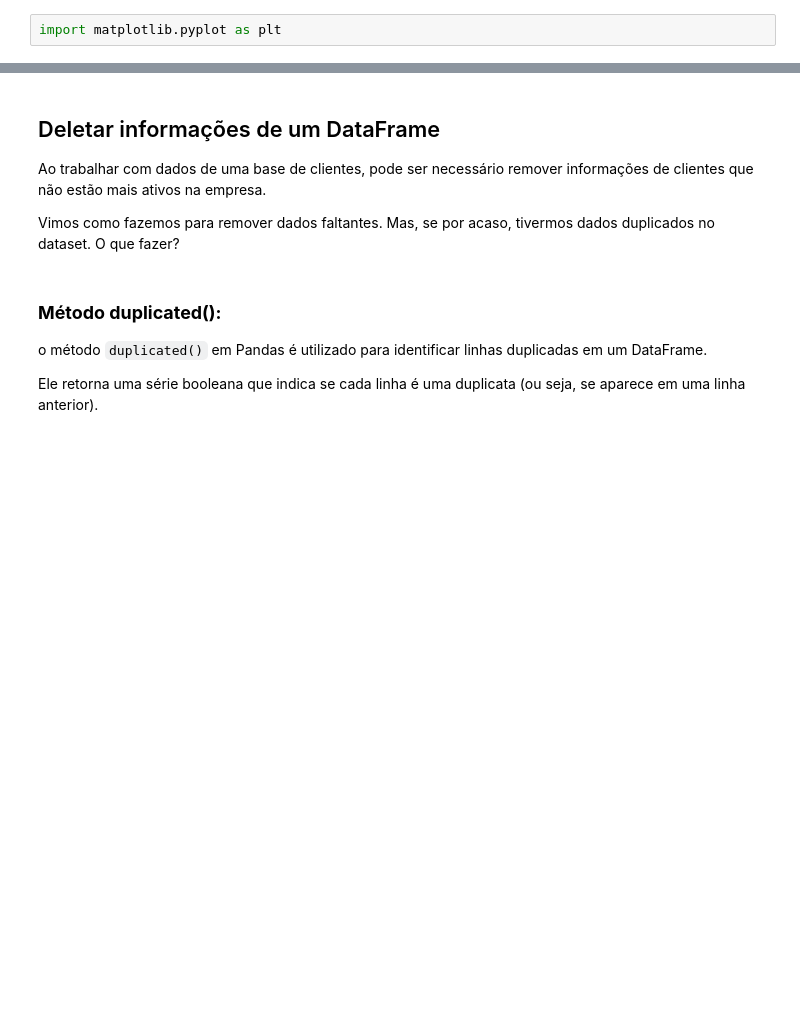
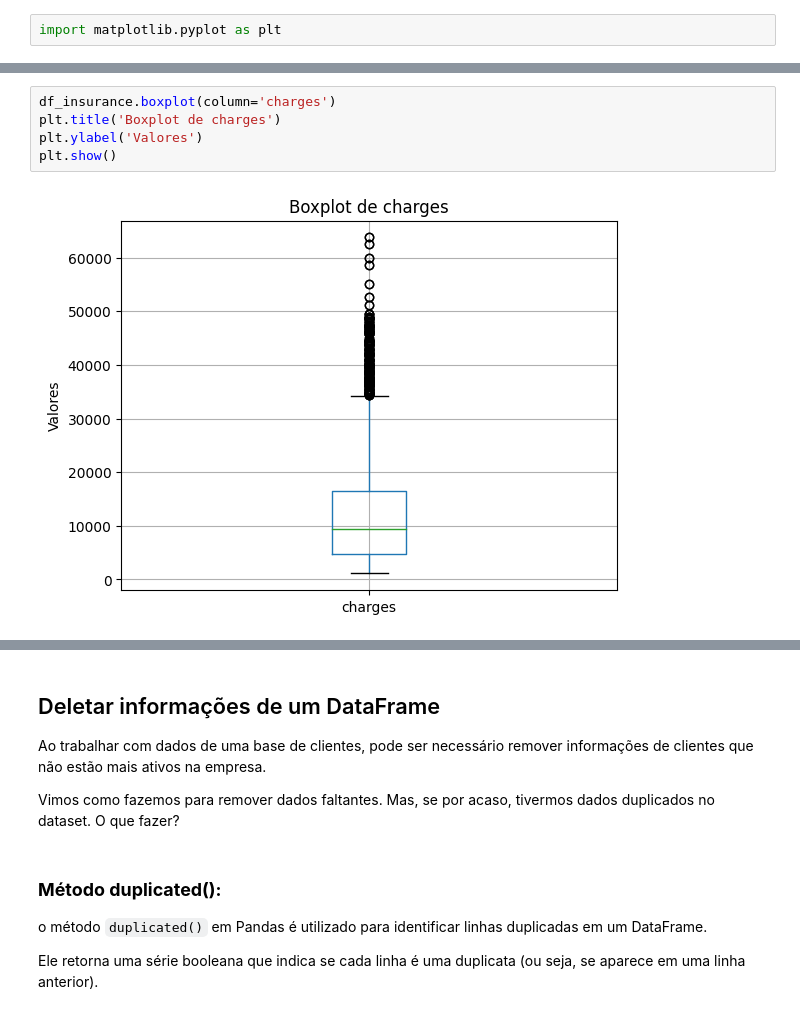
Before and after one commit to allansuzuki/ADA_classes, a Jupyter notebook: DS-PY-Data-Science/DS-PY-004 TÉCNICAS DE PROGRAMAÇÃO I (PY)/Material do Aluno/Aula 6/Aula_06_Dados_faltantes_e_Anomalias.ipynb, the cells around one changed output, grey strips where cells are left out. Cells and saved outputs as stored; diff of their text form; blank space fills up the shorter version.

```diff
--- a/DS-PY-Data-Science/DS-PY-004 TÉCNICAS DE PROGRAMAÇÃO I (PY)/Material do Aluno/Aula 6/Aula_06_Dados_faltantes_e_Anomalias.ipynb
+++ b/DS-PY-Data-Science/DS-PY-004 TÉCNICAS DE PROGRAMAÇÃO I (PY)/Material do Aluno/Aula 6/Aula_06_Dados_faltantes_e_Anomalias.ipynb
@@ -153,0 +383,7 @@ import matplotlib.pyplot as plt
+# %%
+df_insurance.boxplot(column='charges')
+plt.title('Boxplot de charges')
+plt.ylabel('Valores')
+plt.show()
+# %% [output]
+[figure, added]
```
Also changed, not shown: parts of 34 cells of this notebook, 2 other files.
